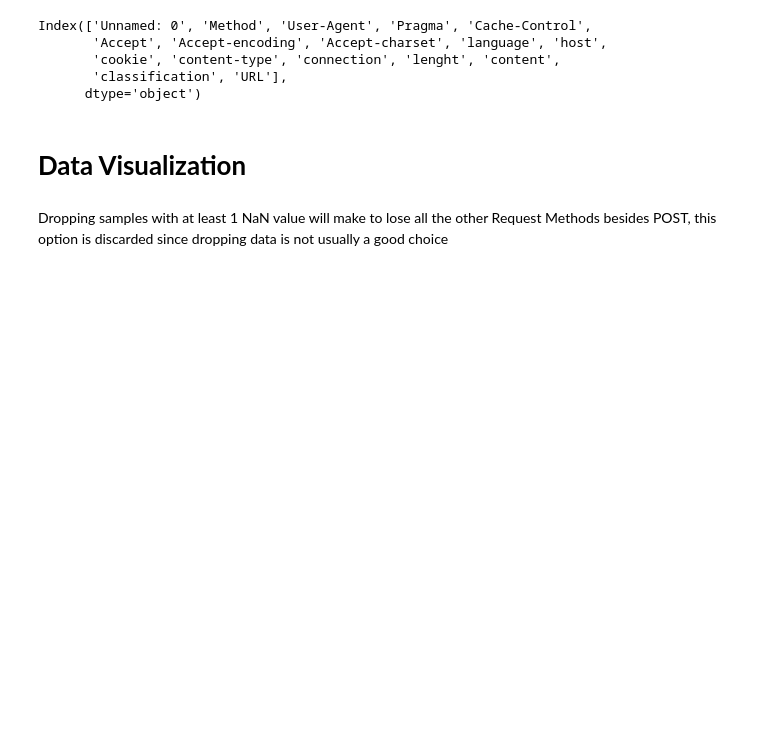
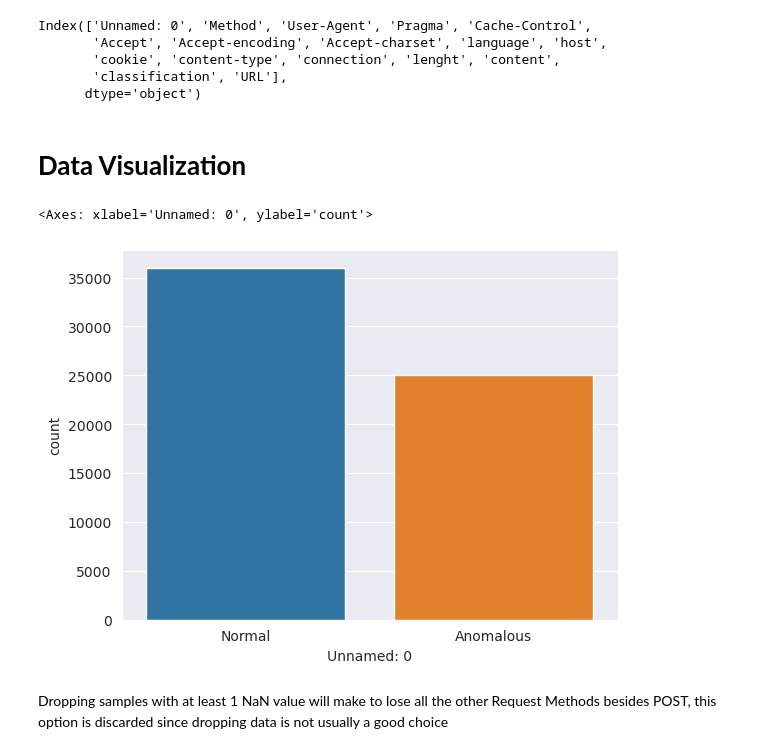
Before and after one commit to MonicaMedhat20/Web-Application-Firewall-WAF-Enhancement-, a Jupyter notebook: csic-2010-web-application-attacks-classifier.ipynb, the cells around one changed output. Saved outputs shown, nothing was run; the diff lists cells and outputs as text; code cells hidden in the pictures; blank space fills up the shorter version.

Commit message:
Kaggle Notebook | CSIC 2010 Web Application Attacks Classifier | Version 13

```diff
--- a/csic-2010-web-application-attacks-classifier.ipynb
+++ b/csic-2010-web-application-attacks-classifier.ipynb
@@ -139,8 +132,11 @@ Index(['Unnamed: 0', 'Method', 'User-Agent', 'Pragma', 'Cache-Control',
 # %% [markdown]
 # **Data Visualization**
 # %%
-# sns.set_style('darkgrid')
-# sns.countplot(data=csic_data, x='Unnamed: 0')
+sns.set_style('darkgrid')
+sns.countplot(data=csic_data, x='Unnamed: 0')
+# %% [output]
+<Axes: xlabel='Unnamed: 0', ylabel='count'>
+[figure, added]
 # %% [markdown]
 Dropping samples with at least 1 NaN value will make to lose all the other Request Methods besides POST, this option is discarded since dropping data is not usually a good choice
 # %%
```
Also changed, not shown: parts of 10 cells of this notebook.
